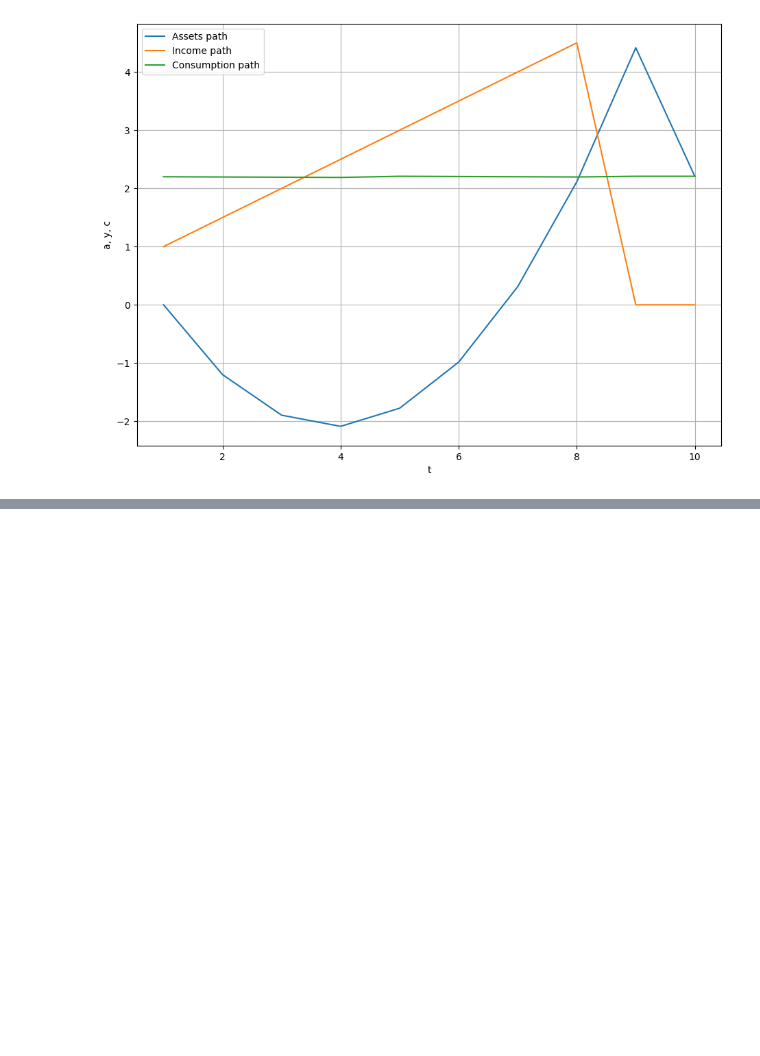
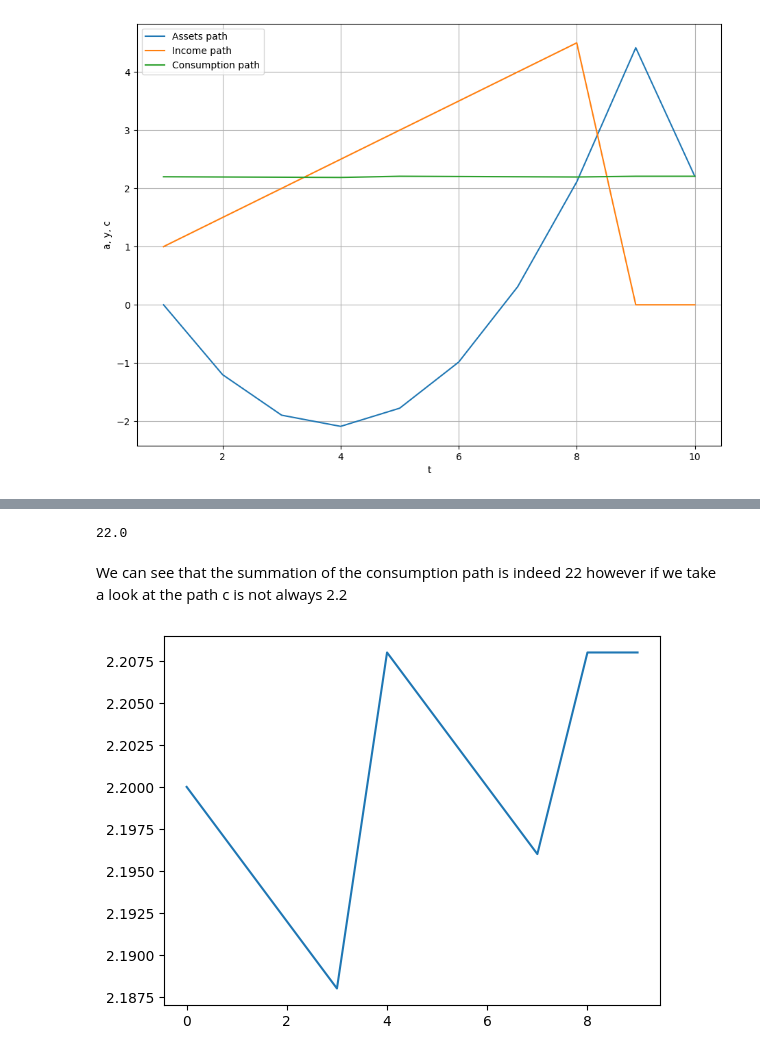
Before and after one commit to maxmheinze/inequality_sse, a Jupyter notebook: Assignment 2.ipynb, the cells around one changed output, grey strips where cells are left out. Drawn from its saved outputs; the diff is of its cells as text; code cells hidden in the pictures; blank space fills up the shorter version.

```diff
--- a/Assignment 2.ipynb
+++ b/Assignment 2.ipynb
@@ -128,0 +146,11 @@ plt.show()                                #Show the graph
+# %%
+c_path.sum()
+# %% [output]
+22.0
+# %% [markdown]
+We can see that the summation of the consumption path is indeed 22 however if we take a look at the path c is not always 2.2
+# %%
+plt.plot(c_path)
+plt.show()
+# %% [output]
+[figure, added]
```
Also changed, not shown: parts of 12 cells of this notebook.
